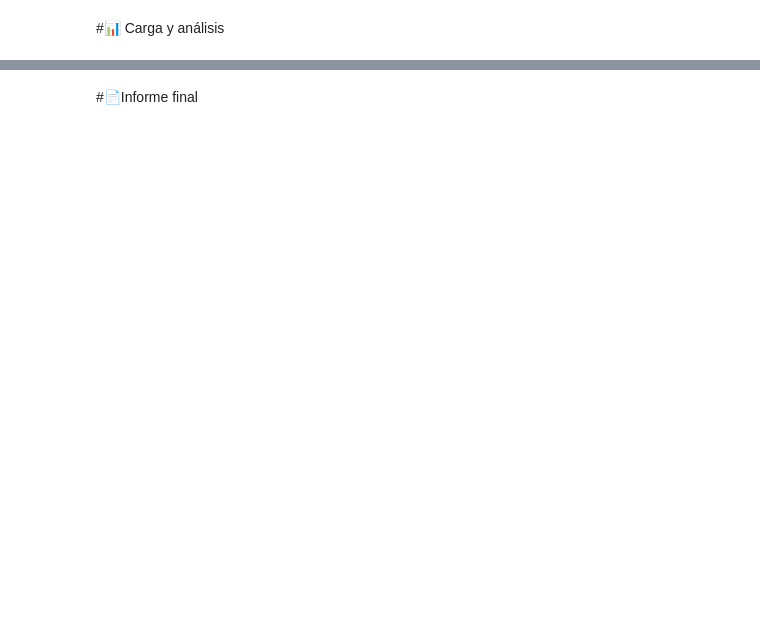
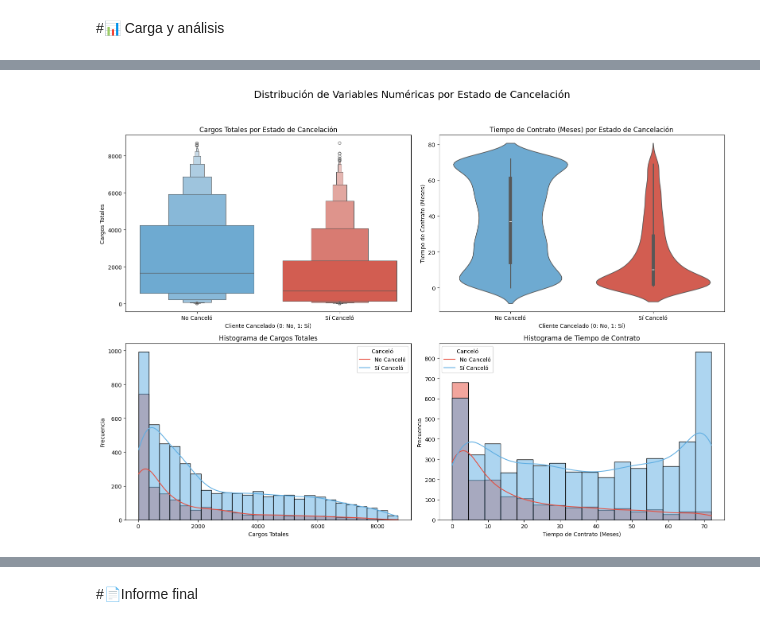
Before and after one commit to Lucas-Jimenez-uribe/telecom_x, a Jupyter notebook: TelecomX_LATAM.ipynb, the cells around one changed output, grey strips where cells are left out. Saved outputs shown, nothing was run; the diff lists cells and outputs as text; code cells hidden in the pictures; blank space fills up the shorter version.

```diff
--- a/TelecomX_LATAM.ipynb
+++ b/TelecomX_LATAM.ipynb
@@ -135,0 +301,43 @@ for col in columnas_binarias:
+# %%
+# Crear la figura y la cuadrícula para los subplots (2 filas, 2 columnas)
+fig, axes = plt.subplots(nrows=2, ncols=2, figsize=(16, 12))
+fig.suptitle('Distribución de Variables Numéricas por Estado de Cancelación', fontsize=18)
+
+### Gráfico 1: Distribución de 'cuenta_cargos_totales' con Boxenplot
+sns.boxenplot(data=df, x='cliente_cancelado', y='cuenta_cargos_totales', hue='cliente_cancelado', ax=axes[0, 0], palette=['#5DADE2', '#E74C3C'], legend=False)
+axes[0, 0].set_title('Cargos Totales por Estado de Cancelación')
+axes[0, 0].set_xlabel('Cliente Cancelado (0: No, 1: Sí)')
+axes[0, 0].set_ylabel('Cargos Totales')
+axes[0, 0].set_xticks([0, 1])
+axes[0, 0].set_xticklabels(['No Canceló', 'Sí Canceló'])
+
+
+### Gráfico 2: Distribución de 'tiempo_contrato_meses' con Violinplot
+sns.violinplot(data=df, x='cliente_cancelado', y='cliente_antiguedad_meses', hue='cliente_cancelado', ax=axes[0, 1], palette=['#5DADE2', '#E74C3C'], legend=False)
+axes[0, 1].set_title('Tiempo de Contrato (Meses) por Estado de Cancelación')
+axes[0, 1].set_xlabel('Cliente Cancelado (0: No, 1: Sí)')
+axes[0, 1].set_ylabel('Tiempo de Contrato (Meses)')
+axes[0, 1].set_xticks([0, 1])
+axes[0, 1].set_xticklabels(['No Canceló', 'Sí Canceló'])
+
+### Gráfico 3: Histograma de 'cuenta_cargos_totales' por Estado de Cancelación
+sns.histplot(data=df, x='cuenta_cargos_totales', hue='cliente_cancelado', kde=True, ax=axes[1, 0], palette=['#5DADE2', '#E74C3C'])
+axes[1, 0].set_title('Histograma de Cargos Totales')
+axes[1, 0].set_xlabel('Cargos Totales')
+axes[1, 0].set_ylabel('Frecuencia')
+axes[1, 0].legend(title='Canceló', labels=['No Canceló', 'Sí Canceló']) # Ajustado el orden de las etiquetas si es necesario
+
+
+### Gráfico 4: Histograma de 'Tiempo de Contrato' por Estado de Cancelación
+sns.histplot(data=df, x='cliente_antiguedad_meses', hue='cliente_cancelado', kde=True, ax=axes[1, 1], palette=['#5DADE2', '#E74C3C'])
+axes[1, 1].set_title('Histograma de Tiempo de Contrato')
+axes[1, 1].set_xlabel('Tiempo de Contrato (Meses)')
+axes[1, 1].set_ylabel('Frecuencia')
+axes[1, 1].legend(title='Canceló', labels=['No Canceló', 'Sí Canceló']) # Ajustado el orden de las etiquetas si es necesario
+
+
+# Ajustar el layout
+plt.tight_layout(rect=[0, 0.03, 1, 0.95]) # Deja espacio para el título principal
+plt.show()
+# %% [output]
+[figure, added]
```
Also changed, not shown: parts of 13 cells of this notebook.
